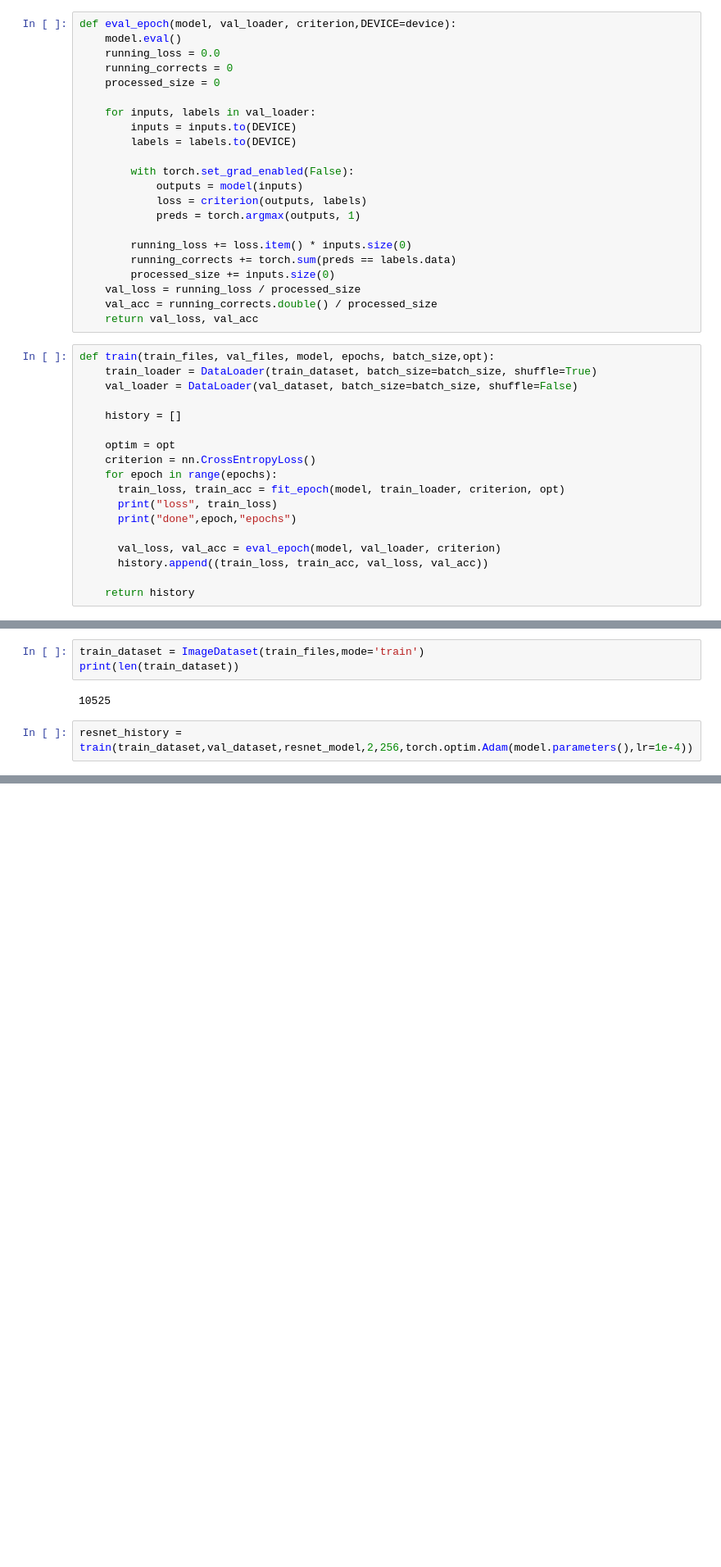
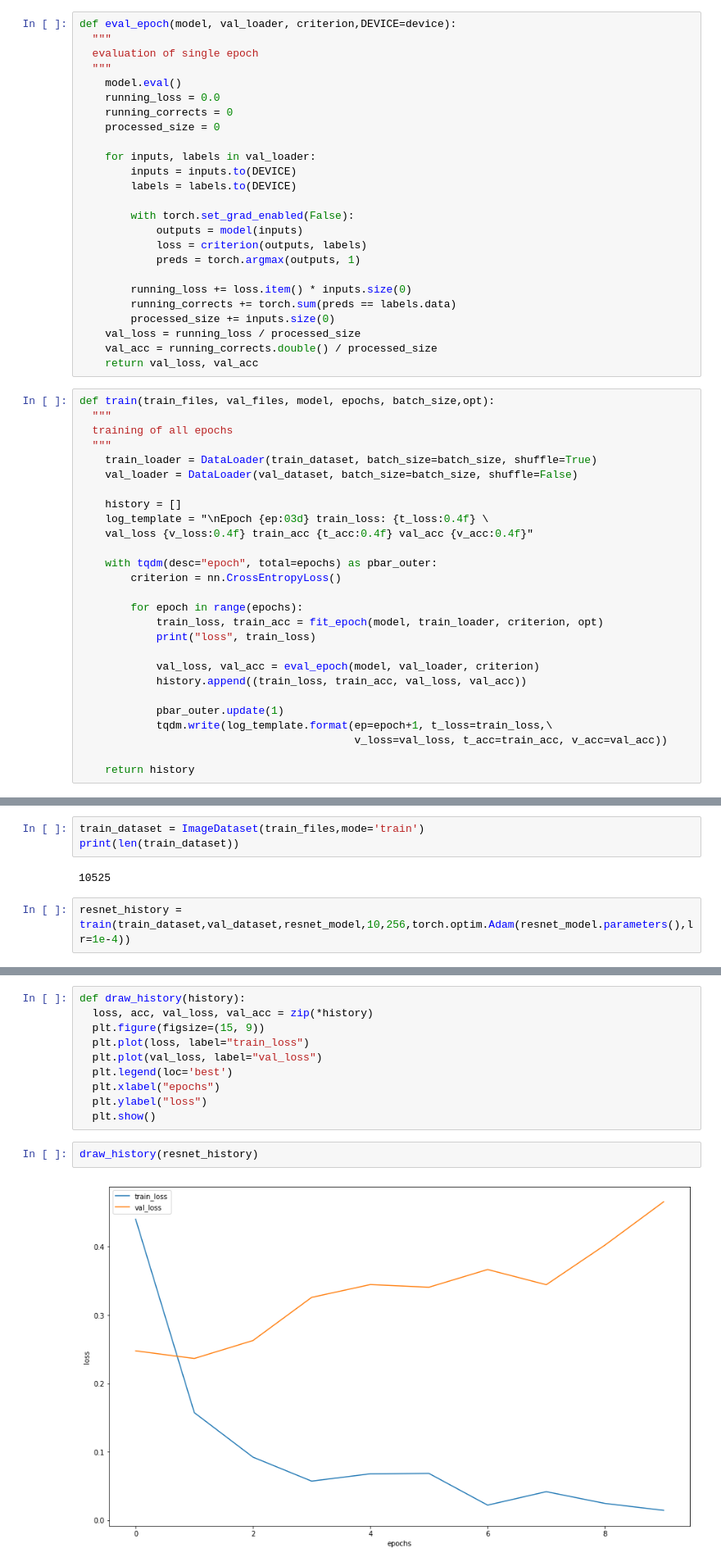
Before and after one commit to ugrozadidntwakeup/image-classification, a Jupyter notebook: kaggle_intel_image_classification.ipynb, the cells around one changed output, grey strips where cells are left out. Shown at 82% size. Saved outputs shown, nothing was run; the diff lists cells and outputs as text; blank space fills up the shorter version.

Commit message:
some training and taking overfitting

```diff
--- a/kaggle_intel_image_classification.ipynb
+++ b/kaggle_intel_image_classification.ipynb
@@ -176,6 +183,9 @@ def fit_epoch(model, train_loader, criterion, optimizer,DEVICE=device):
     return train_loss, train_acc
 # %%
 def eval_epoch(model, val_loader, criterion,DEVICE=device):
+  """
+  evaluation of single epoch
+  """
     model.eval()
     running_loss = 0.0
     running_corrects = 0
@@ -198,20 +208,29 @@ def eval_epoch(model, val_loader, criterion,DEVICE=device):
     return val_loss, val_acc
 # %%
 def train(train_files, val_files, model, epochs, batch_size,opt):
+  """
+  training of all epochs
+  """
     train_loader = DataLoader(train_dataset, batch_size=batch_size, shuffle=True)
     val_loader = DataLoader(val_dataset, batch_size=batch_size, shuffle=False)
 
     history = []
+    log_template = "\nEpoch {ep:03d} train_loss: {t_loss:0.4f} \
+    val_loss {v_loss:0.4f} train_acc {t_acc:0.4f} val_acc {v_acc:0.4f}"
 
-    optim = opt
-    criterion = nn.CrossEntropyLoss()
-    for epoch in range(epochs):
-      train_loss, train_acc = fit_epoch(model, train_loader, criterion, opt)
-      print("loss", train_loss)
-      print("done",epoch,"epochs")
+    with tqdm(desc="epoch", total=epochs) as pbar_outer:
+        criterion = nn.CrossEntropyLoss()
 
-      val_loss, val_acc = eval_epoch(model, val_loader, criterion)
-      history.append((train_loss, train_acc, val_loss, val_acc))
+        for epoch in range(epochs):
+            train_loss, train_acc = fit_epoch(model, train_loader, criterion, opt)
+            print("loss", train_loss)
+
+            val_loss, val_acc = eval_epoch(model, val_loader, criterion)
+            history.append((train_loss, train_acc, val_loss, val_acc))
+
+            pbar_outer.update(1)
+            tqdm.write(log_template.format(ep=epoch+1, t_loss=train_loss,\
+                                           v_loss=val_loss, t_acc=train_acc, v_acc=val_acc))
 
     return history
 # %%
@@ -237,4 +261,4 @@ print(len(train_dataset))
 # %% [output]
 10525
 # %%
-resnet_history = train(train_dataset,val_dataset,resnet_model,2,256,torch.optim.Adam(model.parameters(),lr=1e-4))
+resnet_history = train(train_dataset,val_dataset,resnet_model,10,256,torch.optim.Adam(resnet_model.parameters(),lr=1e-4))
@@ -250,0 +288,14 @@ resnet_history = train(train_dataset,val_dataset,resnet_model,2,256,torch.optim.
+# %%
+def draw_history(history):
+  loss, acc, val_loss, val_acc = zip(*history)
+  plt.figure(figsize=(15, 9))
+  plt.plot(loss, label="train_loss")
+  plt.plot(val_loss, label="val_loss")
+  plt.legend(loc='best')
+  plt.xlabel("epochs")
+  plt.ylabel("loss")
+  plt.show()
+# %%
+draw_history(resnet_history)
+# %% [output]
+[figure, added]
```
Also changed, not shown: parts of 13 cells of this notebook.
